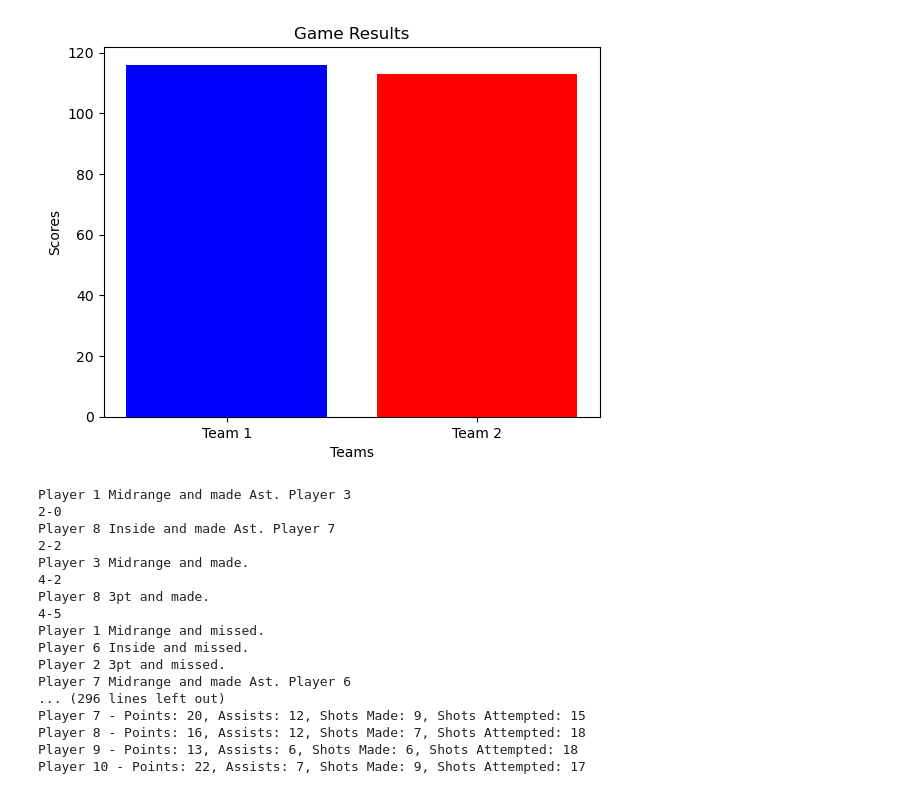
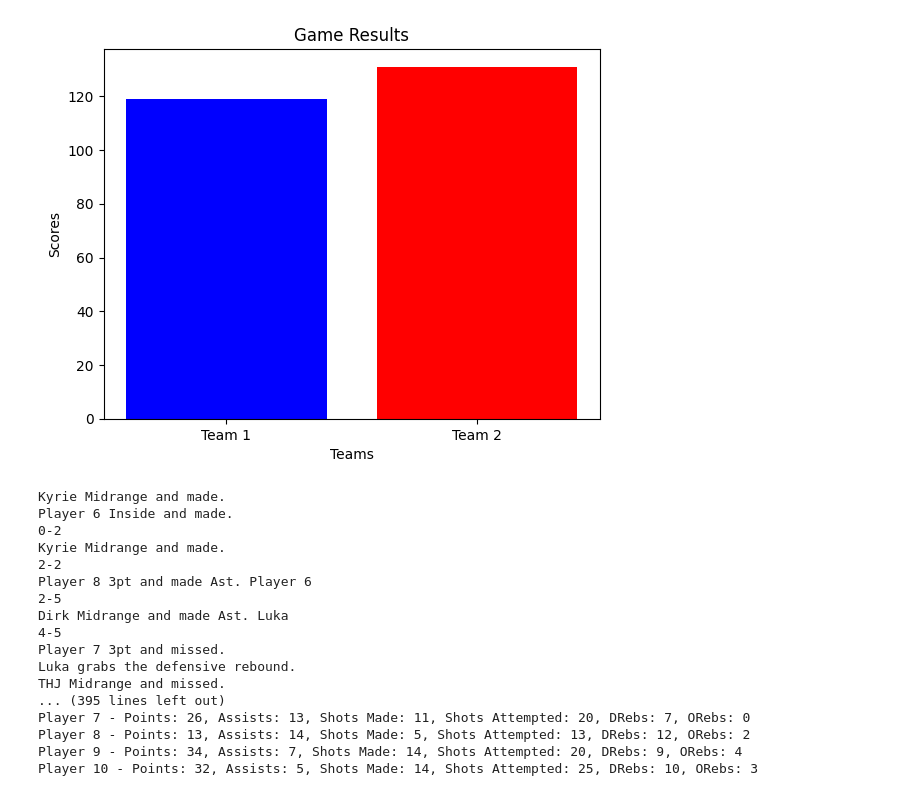
Before and after one commit to BasketballDynasty/Sim-Engine, a Jupyter notebook: Sim-Engine-Test.ipynb, the cells around one changed output. Saved outputs shown, nothing was run; the diff lists cells and outputs as text; code cells hidden in the pictures.

Commit message:
Implemented rebounding system

```diff
--- a/Sim-Engine-Test.ipynb
+++ b/Sim-Engine-Test.ipynb
@@ -1,6 +1,6 @@
 # %%
 class Player:
-    def __init__(self, name, position, offense, defense, stamina, speed, iq, usage):
+    def __init__(self, name, position, offense, defense, stamina, speed, iq, usage, rebounding):
         self.name = name
         self.position = position
         self.offense = offense
@@ -10,11 +10,15 @@ class Player:
         self.iq = iq
         self.usage = usage
         self.confidence = 1.0
+        self.rebounding = rebounding
 
         self.points = 0
         self.shots_made = 0
         self.shots_attempted = 0
         self.assists = 0
+        self.offRebounds = 0
+        self.defRebounds = 0
+        self.totalRebounds = 0
 
     def adjust_attributes(self, matchup_effect):
         self.offense += matchup_effect['offense']
@@ -140,61 +181,62 @@ def plot_game_results(team1_score, team2_score):
     plt.xlabel('Teams')
     plt.ylabel('Scores')
     plt.title('Game Results')
     plt.show()
 
 def display_box_score(team):
     print(f"Box Score for {team.name}:")
     for player in team.players:
         print(f"{player.name} - Points: {player.points}, Assists: {player.assists}, "
-              f"Shots Made: {player.shots_made}, Shots Attempted: {player.shots_attempted}")
+              f"Shots Made: {player.shots_made}, Shots Attempted: {player.shots_attempted}, "
+              f"DRebs: {player.defRebounds}, ORebs: {player.offRebounds}")
 
 # Example usage
 team1_players = [
-    Player('Player 1', 'PG', 80, 70, 90, 80, 85, 20),
-    Player('Player 2', 'SG', 75, 65, 85, 75, 80, 30),
-    Player('Player 3', 'SF', 78, 72, 88, 78, 82, 25),
-    Player('Player 4', 'PF', 74, 68, 84, 76, 79, 15),
-    Player('Player 5', 'C', 82, 75, 86, 79, 81, 10)
+    Player('Kyrie', 'PG', 80, 70, 90, 80, 85, 20, 25),
+    Player('Luka', 'SG', 75, 65, 85, 75, 80, 30, 35),
+    Player('THJ', 'SF', 78, 72, 88, 78, 82, 25, 45),
+    Player('Lively', 'PF', 74, 68, 84, 76, 79, 15, 55),
+    Player('Dirk', 'C', 82, 75, 86, 79, 81, 10, 65)
 ]
 
 team2_players = [
-    Player('Player 6', 'PG', 78, 72, 88, 78, 82, 25),
-    Player('Player 7', 'SG', 74, 68, 84, 76, 79, 28),
-    Player('Player 8', 'SF', 76, 71, 85, 77, 80, 22),
-    Player('Player 9', 'PF', 73, 67, 83, 75, 78, 18),
-    Player('Player 10', 'C', 81, 74, 87, 80, 83, 15)
+    Player('Player 6', 'PG', 78, 72, 88, 78, 82, 25, 25),
+    Player('Player 7', 'SG', 74, 68, 84, 76, 79, 28, 35),
+    Player('Player 8', 'SF', 76, 71, 85, 77, 80, 22, 55),
+    Player('Player 9', 'PF', 73, 67, 83, 75, 78, 18, 65),
+    Player('Player 10', 'C', 81, 74, 87, 80, 83, 15, 85)
 ]
 
 team1 = Team('Team 1', team1_players)
 team2 = Team('Team 2', team2_players)
 
-team1_score, team2_score, play_by_play = simulate_game(team1, team2, 100)
+team1_score, team2_score, play_by_play = simulate_game(team1, team2, 200)
 plot_game_results(team1_score, team2_score)
 
 # Display play-by-play
 for play in play_by_play:
     print(play)
 
 # Display box scores
 display_box_score(team1)
 display_box_score(team2)
 # %% [output]
-[figure, old version]
+[figure, new version]
-Player 1 Midrange and made Ast. Player 3
-2-0
-Player 8 Inside and made Ast. Player 7
+Kyrie Midrange and made.
+Player 6 Inside and made.
+0-2
+Kyrie Midrange and made.
 2-2
-Player 3 Midrange and made.
-4-2
-Player 8 3pt and made.
+Player 8 3pt and made Ast. Player 6
+2-5
+Dirk Midrange and made Ast. Luka
 4-5
-Player 1 Midrange and missed.
-Player 6 Inside and missed.
-Player 2 3pt and missed.
-Player 7 Midrange and made Ast. Player 6
-... (296 lines left out)
-Player 7 - Points: 20, Assists: 12, Shots Made: 9, Shots Attempted: 15
-Player 8 - Points: 16, Assists: 12, Shots Made: 7, Shots Attempted: 18
-Player 9 - Points: 13, Assists: 6, Shots Made: 6, Shots Attempted: 18
-Player 10 - Points: 22, Assists: 7, Shots Made: 9, Shots Attempted: 17
+Player 7 3pt and missed.
+Luka grabs the defensive rebound.
+THJ Midrange and missed.
+... (395 lines left out)
+Player 7 - Points: 26, Assists: 13, Shots Made: 11, Shots Attempted: 20, DRebs: 7, ORebs: 0
+Player 8 - Points: 13, Assists: 14, Shots Made: 5, Shots Attempted: 13, DRebs: 12, ORebs: 2
+Player 9 - Points: 34, Assists: 7, Shots Made: 14, Shots Attempted: 20, DRebs: 9, ORebs: 4
+Player 10 - Points: 32, Assists: 5, Shots Made: 14, Shots Attempted: 25, DRebs: 10, ORebs: 3
 # %%
```
Also changed, not shown: parts of 2 cells of this notebook.
